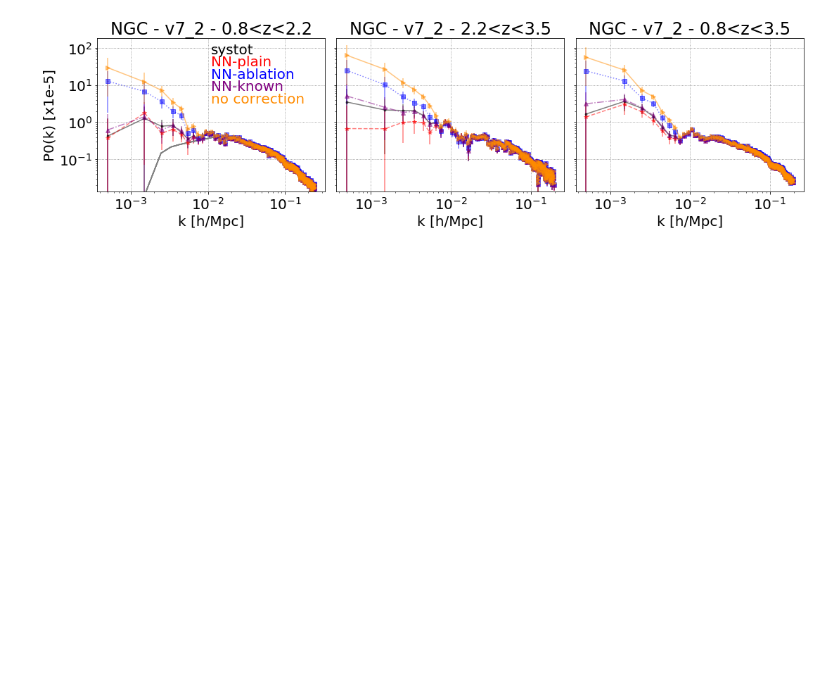
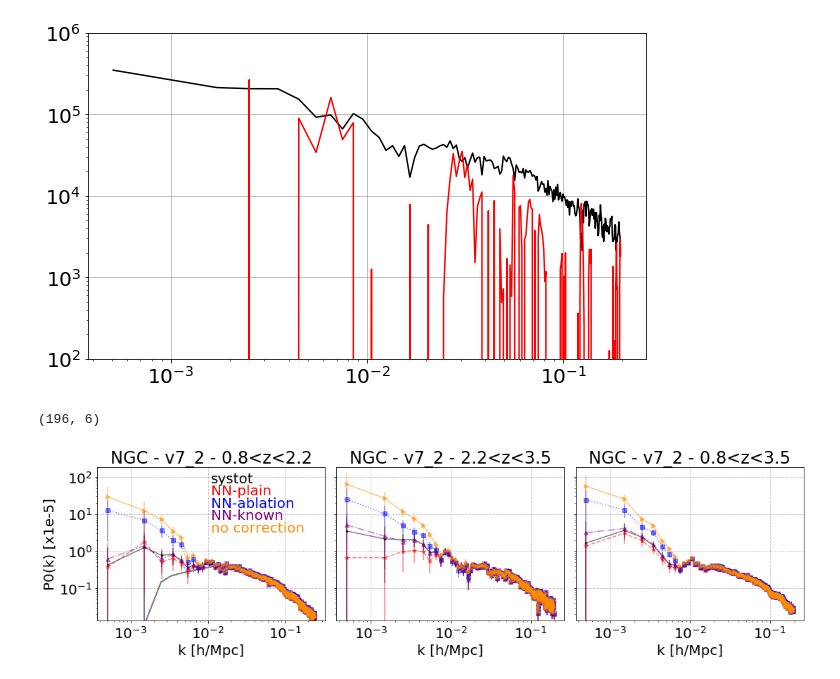
Before and after one commit to mehdirezaie/eboss, a Jupyter notebook: 7_2.ipynb, the cells around one changed output. Drawn from its saved outputs; the diff is of its cells as text; code cells hidden in the pictures; blank space fills up the shorter version.

```diff
--- a/7_2.ipynb
+++ b/7_2.ipynb
@@ -23,0 +29,2 @@ plt.rc('font', size=20)
+# %%
+pks = np.loadtxt('/home/mehdi/data/eboss/v7_2/0.1/pk_NGC_v7_2_0.1_wsystot_512_zhigh.dat')
@@ -24,3 +51,23 @@ plt.rc('font', size=20)
+# %%
+c = ['k', 'r', 'b']
+plt.figure(figsize=(10, 6))
+for i, iy in enumerate([2, 3]):
+    y = pks[:, iy].copy()
+    if iy==2:
+        y -= 184838.98081326677
+    plt.plot(pks[:,1], y, ls='-', color=c[i])
+#     if iy==3:
+#         plt.plot(pks[:,1], -y, ls='--', color=c[i])
+plt.loglog()
+plt.ylim(1e2, 1e6)
+# plt.xlim(1.e-2, 3.e-1)
+plt.grid()
+# %% [output]
+[figure, added]
+# %%
+pks.shape
+# %% [output]
+(196, 6)
 # %%
 caps    = ['NGC', 'SGC']
 samples = ['standard', 'zhigh', 'combined']
```
Also changed, not shown: parts of 2 cells of this notebook, 4 other files.
